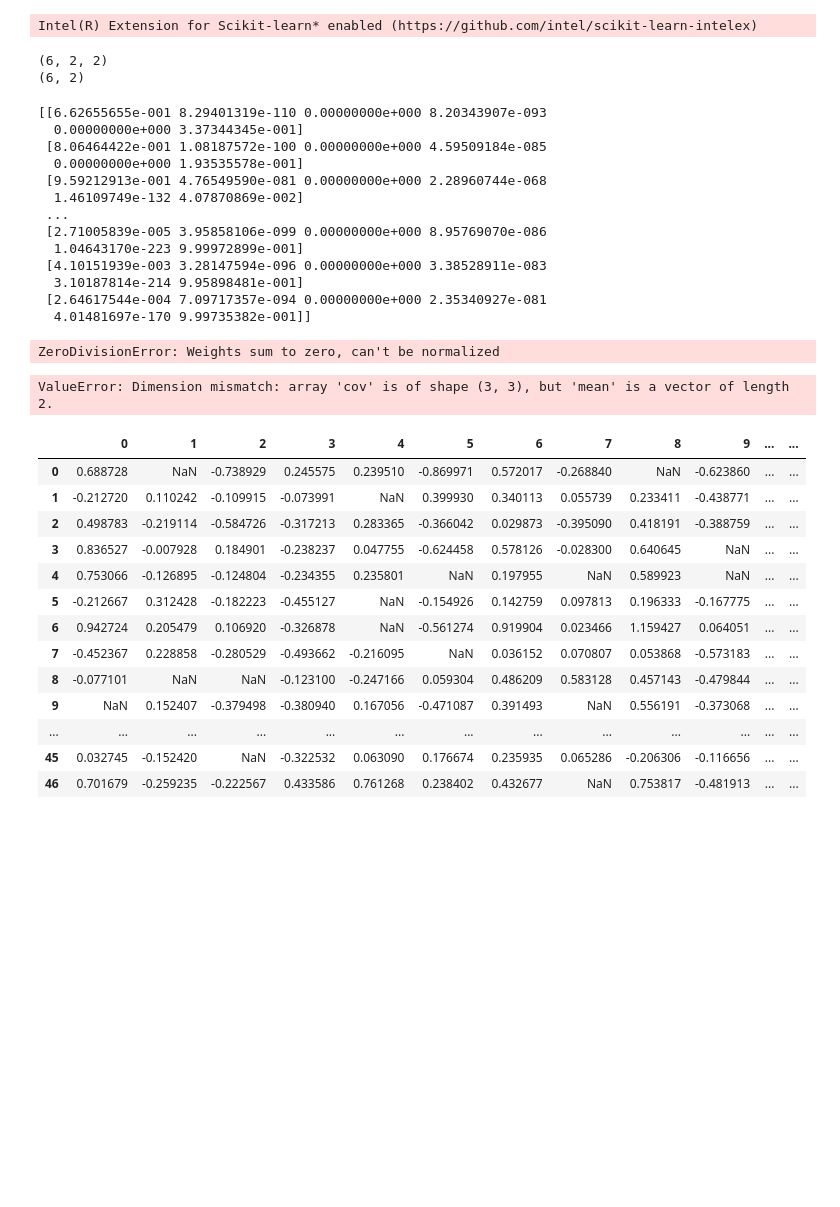
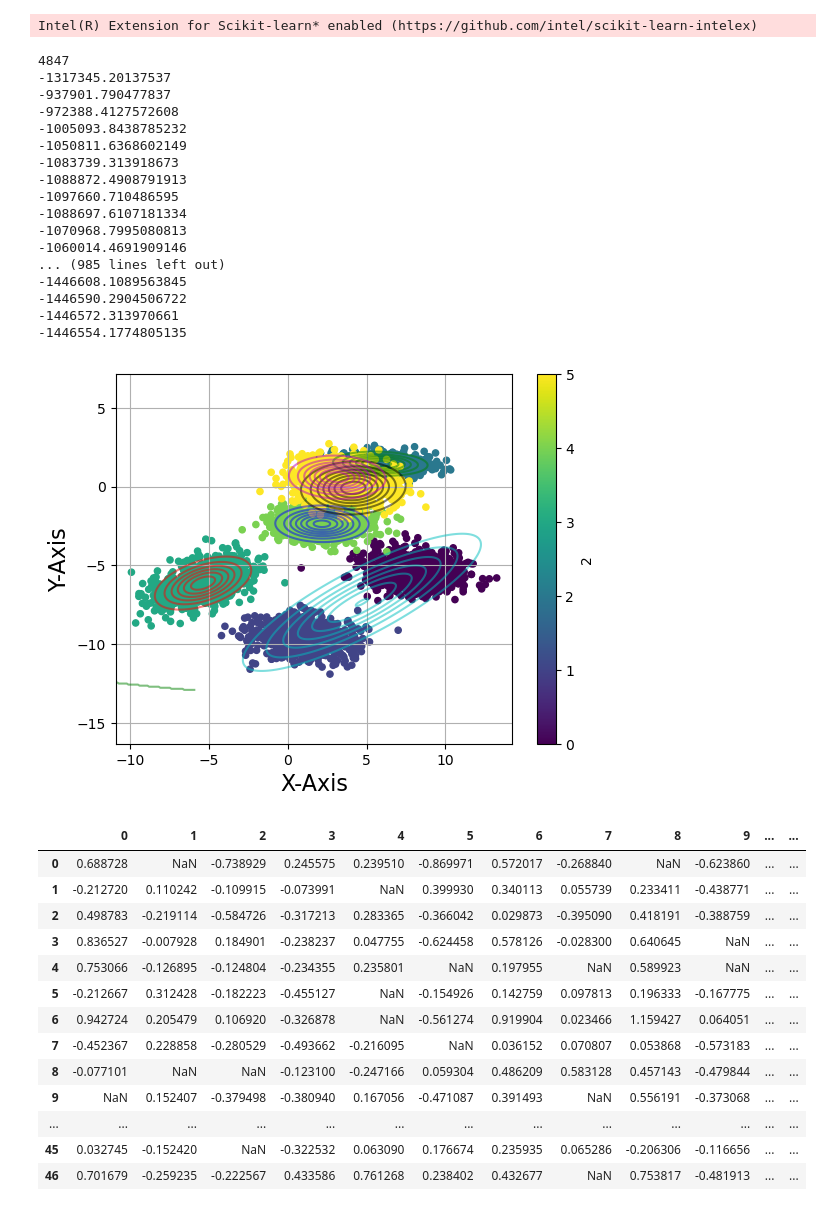
Before and after one commit to jamorr/ml_classification_na_estimation, a Jupyter notebook: imputation.ipynb, the cells around one changed output. Cells and saved outputs as stored; diff of their text form; code cells hidden in the pictures; blank space fills up the shorter version.

Commit message:
did more stuff with clustering

```diff
--- a/imputation.ipynb
+++ b/imputation.ipynb
@@ -17,41 +17,2 @@ from exp_max import expectation_max_multi_var, rng, plot_cluster_2d
 # %% [output]
 Intel(R) Extension for Scikit-learn* enabled (https://github.com/intel/scikit-learn-intelex)
-# %%
-# means = [[1,1], [7,7], [-2,3]]
-# covars = [[[3,2],[2,3]], [[2, -1], [-1, 2]], [[12, -2], [-2, 2]]]
-num_clusters = 6
-num_dims = 2
-
-covars = np.array([make_spd_matrix(num_dims) for _ in range(num_clusters)])
-means = rng.uniform(low=-10, high=10, size=(num_clusters, num_dims))
-print(covars.shape)
-print(means.shape)
-clusters = []
-for m, cov in zip(means, covars):
-    clusters.append(np.random.multivariate_normal(m, cov, size=(rng.integers(20,1000),)))
-
-d = np.concatenate([c for c in clusters], axis=0)
-# %% [output]
-(6, 2, 2)
-(6, 2)
-# %%
-means, variance = expectation_max_multi_var(d, 6, iterations=100)
-# %% [output]
-[[6.62655655e-001 8.29401319e-110 0.00000000e+000 8.20343907e-093
-  0.00000000e+000 3.37344345e-001]
- [8.06464422e-001 1.08187572e-100 0.00000000e+000 4.59509184e-085
-  0.00000000e+000 1.93535578e-001]
- [9.59212913e-001 4.76549590e-081 0.00000000e+000 2.28960744e-068
-  1.46109749e-132 4.07870869e-002]
- ...
- [2.71005839e-005 3.95858106e-099 0.00000000e+000 8.95769070e-086
-  1.04643170e-223 9.99972899e-001]
- [4.10151939e-003 3.28147594e-096 0.00000000e+000 3.38528911e-083
-  3.10187814e-214 9.95898481e-001]
- [2.64617544e-004 7.09717357e-094 0.00000000e+000 2.35340927e-081
-  4.01481697e-170 9.99735382e-001]]
-ZeroDivisionError: Weights sum to zero, can't be normalized
-# %%
-plot_cluster_2d(d, means, variance)
-# %% [output]
-ValueError: Dimension mismatch: array 'cov' is of shape (3, 3), but 'mean' is a vector of length 2.
@@ -60,3 +19,24 @@ ValueError: Dimension mismatch: array 'cov' is of shape (3, 3), but 'mean' is a
+# %%
+main()
+# %% [output]
+4847
+-1317345.20137537
+-937901.790477837
+-972388.4127572608
+-1005093.8438785232
+-1050811.6368602149
+-1083739.313918673
+-1088872.4908791913
+-1097660.710486595
+-1088697.6107181334
+-1070968.7995080813
+-1060014.4691909146
+... (985 lines left out)
+-1446608.1089563845
+-1446590.2904506722
+-1446572.313970661
+-1446554.1774805135
+[figure, added]
 # %%
 df = read_missing("../Project/missing/MissingData2.txt").T
 df
```
Also changed, not shown: parts of 6 cells of this notebook, 1 other file.
